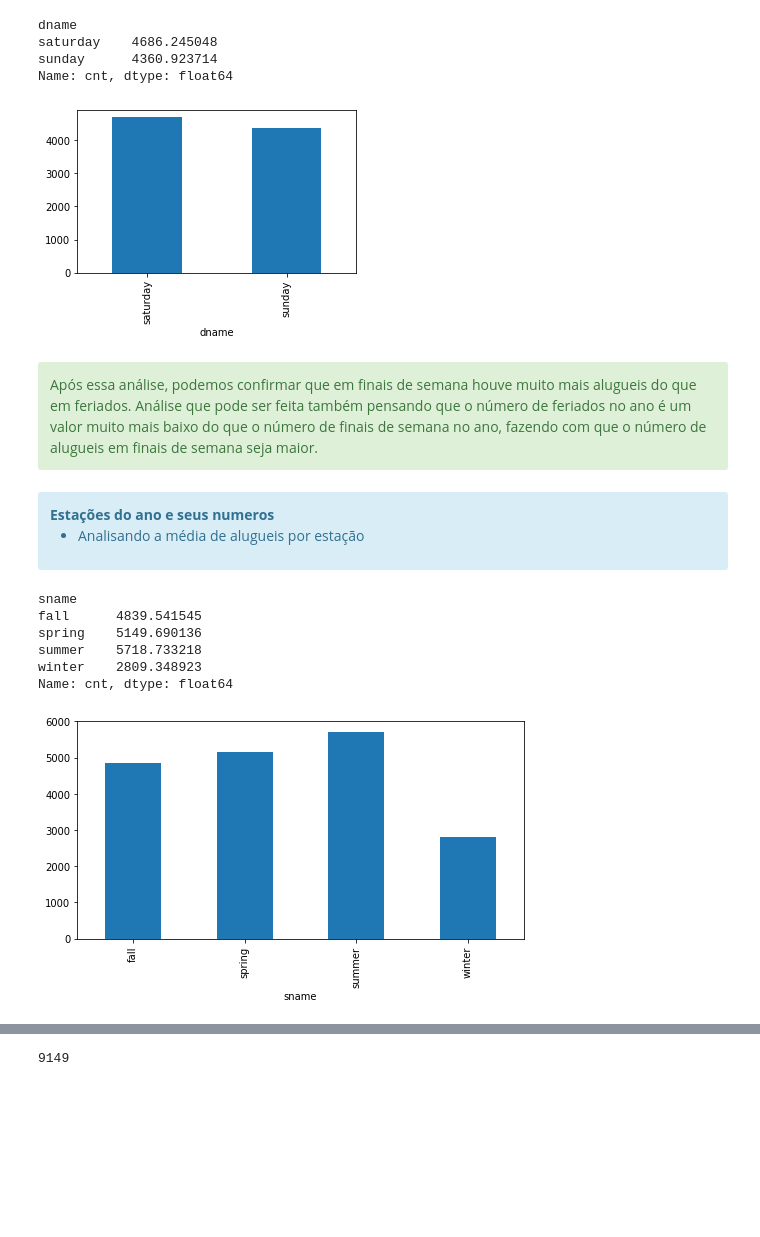
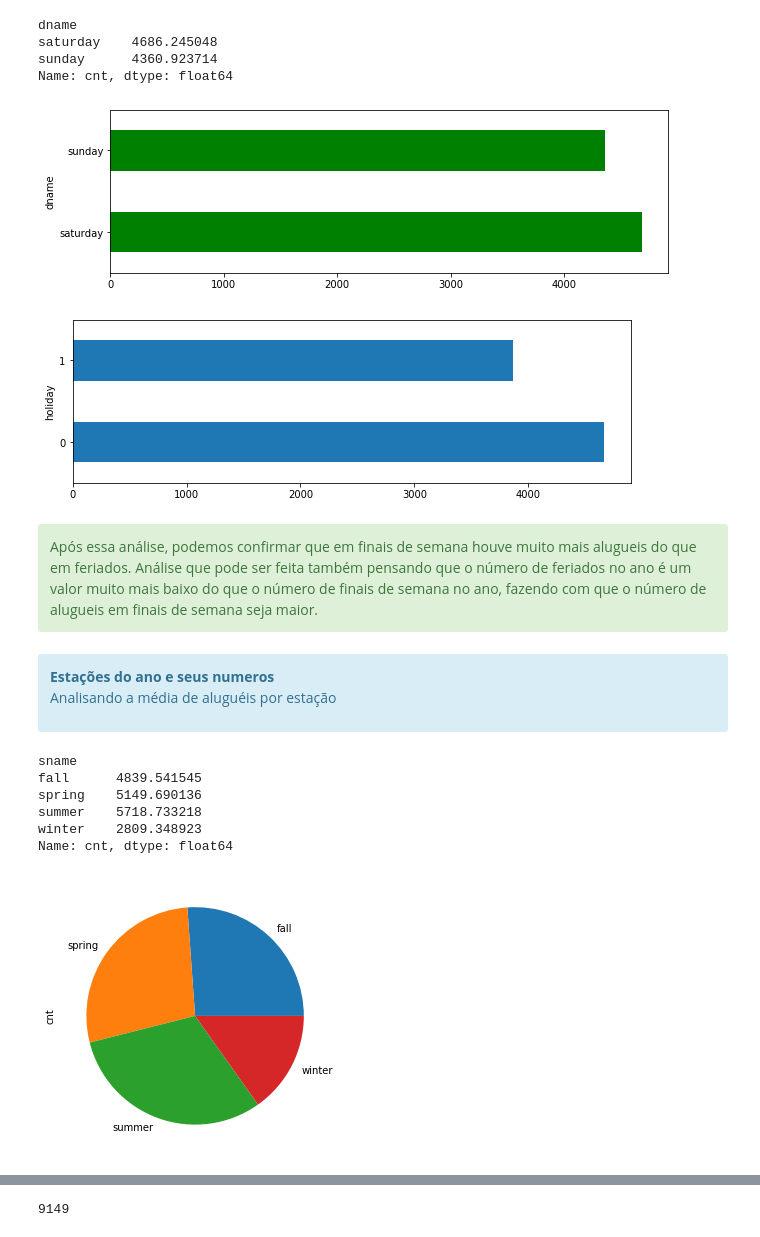
Before and after one commit to pnmatheus/IA-Project, a Jupyter notebook: BikesAnalytics.ipynb, the cells around one changed output, grey strips where cells are left out. Cells and saved outputs as stored; diff of their text form; code cells hidden in the pictures; blank space fills up the shorter version.

```diff
--- a/BikesAnalytics.ipynb
+++ b/BikesAnalytics.ipynb
@@ -77,15 +80,17 @@ def year(yr):
         return 2012
 data['year'] = data.yr.apply(year)
 # %%
+#calculo da temperatura desnormalizada
 def rtemp(temp):
     return (temp * 47) - 8
 
-data['rtemp'] = data.temp.apply(rtemp)
+data['rtemp'] = np.around(data.temp.apply(rtemp), decimals=2)
 # %%
+#calculo da sensacao termica desnormalizada
 def ratemp(atemp):
-    return (atemp * 47) - 8
+    return (atemp * 66) - 16
 
-data['ratemp'] = data.atemp.apply(ratemp)
+data['ratemp'] = np.around(data.atemp.apply(ratemp), decimals=2)
 # %% [markdown]
 # Análise da dataset
 # %% [markdown]
@@ -225,10 +225,14 @@ saturday    4686.245048
 sunday      4360.923714
 Name: cnt, dtype: float64
 # %%
-plt.figure(figsize=(5,3))
-weekendgraph = weekend.groupby(by=['dname'])['cnt'].mean().plot(kind='bar')
+plt.figure(figsize=(10,3))
+weekendgraph = weekend.groupby(by=['dname'])['cnt'].mean().plot(kind='barh', color='green')
+
+plt.figure(figsize=(10,3))
+holidaygraph = data.groupby(['holiday'])['cnt'].mean().plot(kind='barh')
 # %% [output]
-[figure, old version]
+[figure, new version]
+[figure, added]
 # %% [markdown]
 <div class="alert alert-block alert-success">
 Após essa análise, podemos confirmar que em finais de semana houve muito mais alugueis do que em feriados. Análise que pode ser feita também pensando que o número de feriados no ano é um valor muito mais baixo do que o número de finais de semana no ano, fazendo com que o número de alugueis em finais de semana seja maior.
@@ -236,8 +240,7 @@ Após essa análise, podemos confirmar que em finais de semana houve muito mais
 # %% [markdown]
 <div class="alert alert-block alert-info">
 <b>Estações do ano e seus numeros</b>
-
-- Analisando a média de alugueis por estação
+<p>Analisando a média de aluguéis por estação
 </div>
 # %%
 data.groupby(by=['sname'])['cnt'].mean()
@@ -249,7 +252,7 @@ summer    5718.733218
 winter    2809.348923
 Name: cnt, dtype: float64
 # %%
-plt.figure(figsize=(8,4))
-_ = data.groupby(['sname'])['cnt'].mean().plot(kind='bar')
+plt.figure(figsize=(5,5))
+_ = data.groupby(['sname'])['cnt'].mean().plot(kind='pie')
 # %% [output]
-[figure, old version]
+[figure, new version]
```
Also changed, not shown: parts of 26 cells of this notebook, 1 other file.
